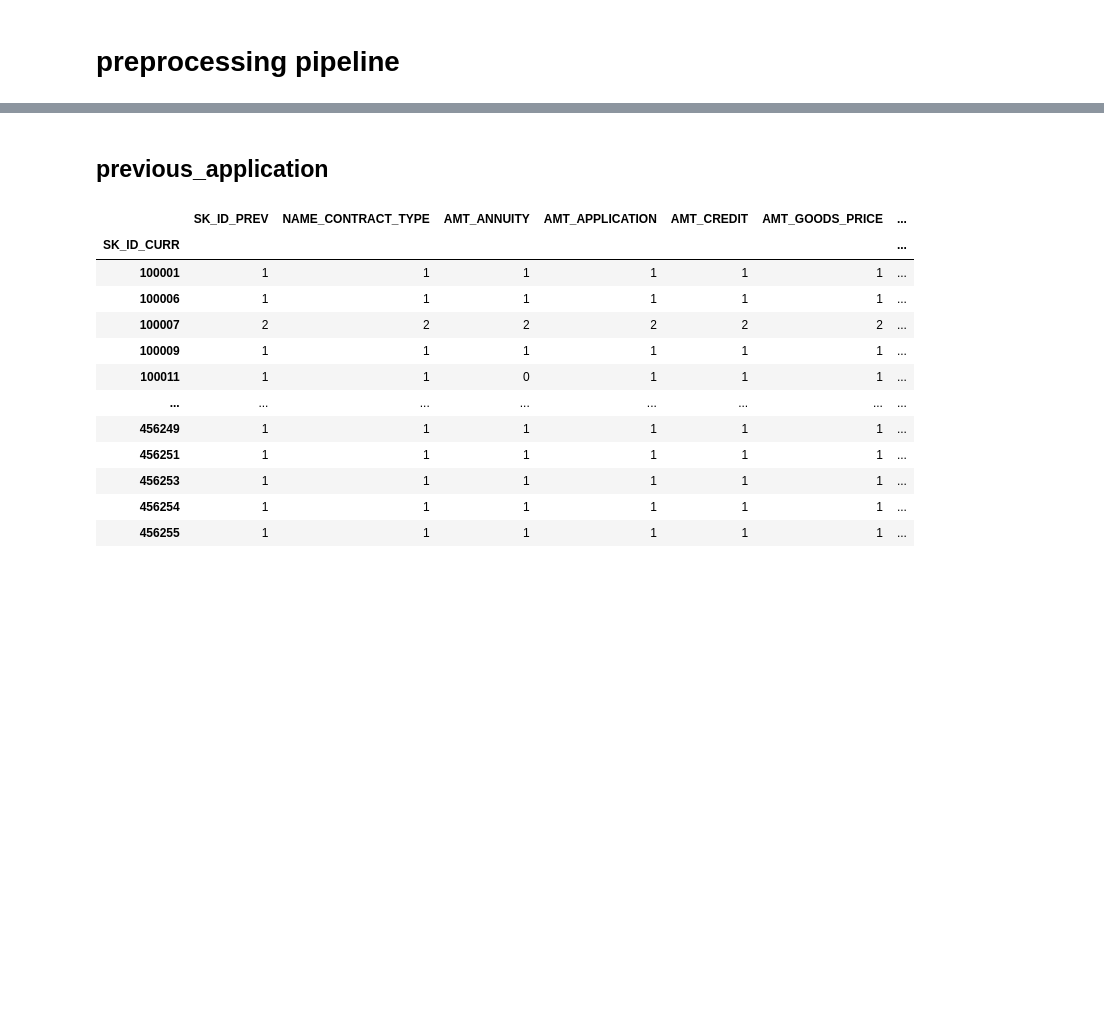
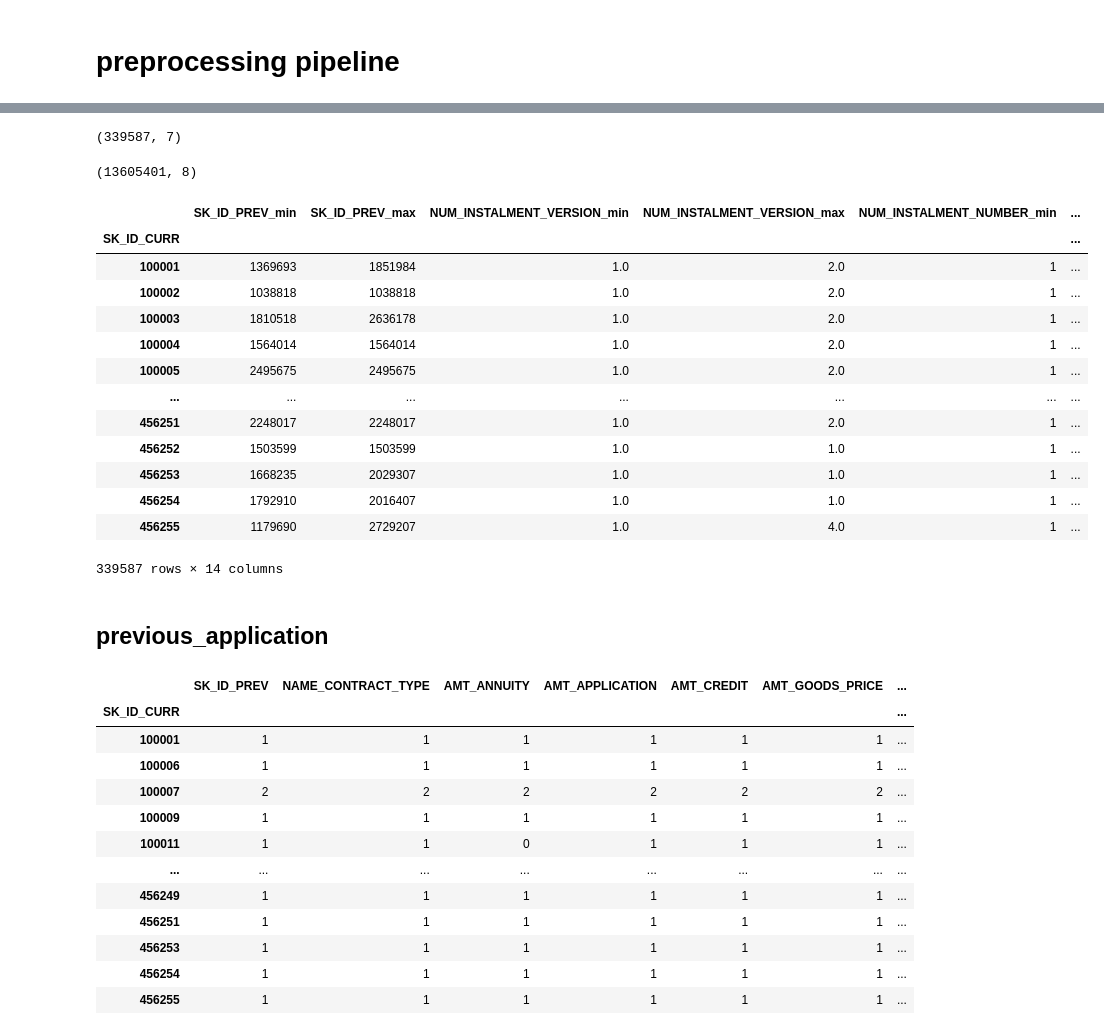
Before and after one commit to chris14jan/hcdr, a Jupyter notebook: notebooks/preprocessing.ipynb, the cells around one changed output, grey strips where cells are left out. Saved outputs shown, nothing was run; the diff lists cells and outputs as text; code cells hidden in the pictures; blank space fills up the shorter version.

```diff
--- a/notebooks/preprocessing.ipynb
+++ b/notebooks/preprocessing.ipynb
@@ -136,3 +352,34 @@ pipeline = Pipeline()
+# %%
+df_dict["installments_payments"].shape
+# %% [output]
+(339587, 7)
+# %%
+df_installments_payments = data.get_data(tables=['installments_payments'])['installments_payments']
+# %%
+df_installments_payments.shape
+# %% [output]
+(13605401, 8)
+# %%
+# flatten multi-index column names
+df_temp = df_installments_payments.copy()
+df_temp = df_temp.groupby("SK_ID_CURR").agg(["min", "max", "sum", "count", ])
+df_temp.columns = df_temp.columns.to_flat_index().str.join('_')
+df_temp
+# %% [output]
+|  | SK_ID_PREV_min | SK_ID_PREV_max | NUM_INSTALMENT_VERSION_min | NUM_INSTALMENT_VERSION_max | NUM_INSTALMENT_NUMBER_min | ... |
+| SK_ID_CURR |  |  |  |  |  | ... |
+| 100001 | 1369693 | 1851984 | 1.0 | 2.0 | 1 | ... |
+| 100002 | 1038818 | 1038818 | 1.0 | 2.0 | 1 | ... |
+| 100003 | 1810518 | 2636178 | 1.0 | 2.0 | 1 | ... |
+| 100004 | 1564014 | 1564014 | 1.0 | 2.0 | 1 | ... |
+| 100005 | 2495675 | 2495675 | 1.0 | 2.0 | 1 | ... |
+| ... | ... | ... | ... | ... | ... | ... |
+| 456251 | 2248017 | 2248017 | 1.0 | 2.0 | 1 | ... |
+| 456252 | 1503599 | 1503599 | 1.0 | 1.0 | 1 | ... |
+| 456253 | 1668235 | 2029307 | 1.0 | 1.0 | 1 | ... |
+| 456254 | 1792910 | 2016407 | 1.0 | 1.0 | 1 | ... |
+| 456255 | 1179690 | 2729207 | 1.0 | 4.0 | 1 | ... |
+339587 rows × 14 columns
 # %% [markdown]
 ## previous_application
 # %%
```
Also changed, not shown: parts of 25 cells of this notebook, 6 other files.
